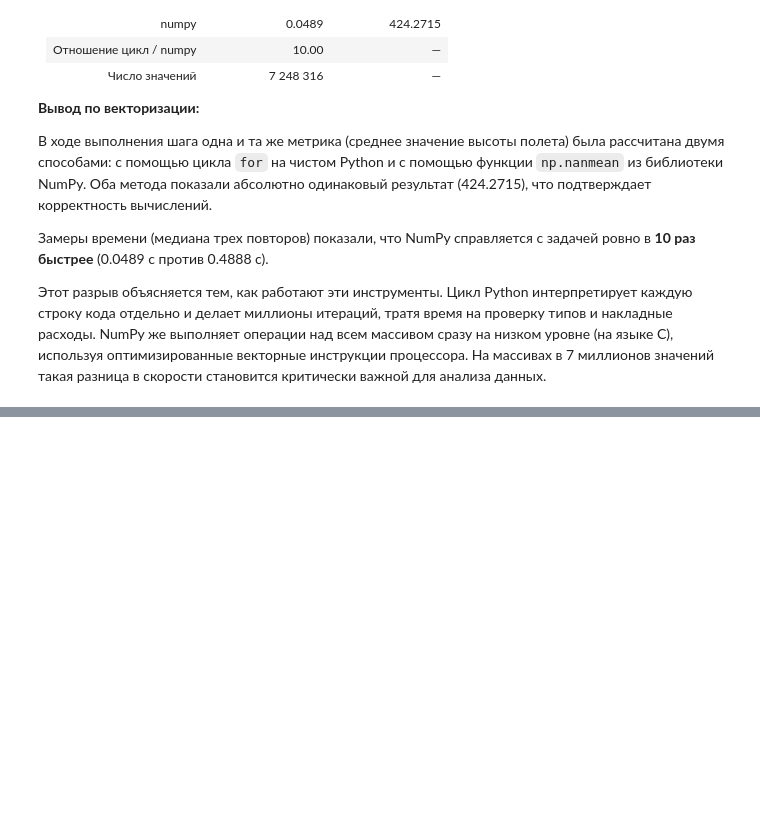
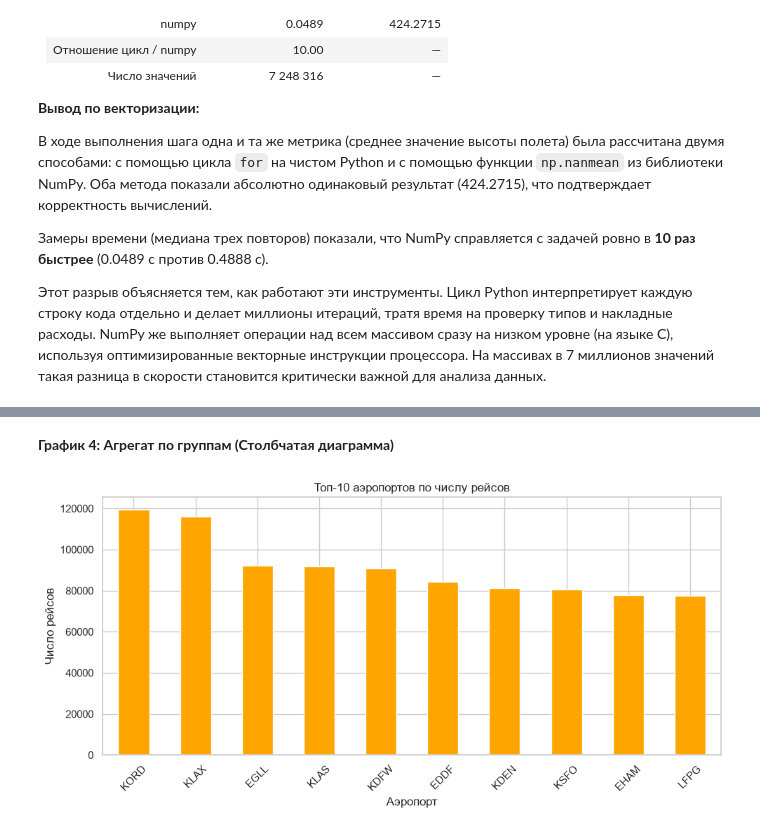
Before and after one commit to smitila9-maker/data-analysis-lab1, a Jupyter notebook: notebooks/06_eda.ipynb, the cells around one changed output, grey strips where cells are left out. Cells and saved outputs as stored; diff of their text form; code cells hidden in the pictures; blank space fills up the shorter version.

```diff
--- a/notebooks/06_eda.ipynb
+++ b/notebooks/06_eda.ipynb
@@ -340,0 +424,15 @@ print(f"Число значений: {len(values)}")
+# %% [markdown]
+**График 4: Агрегат по группам (Столбчатая диаграмма)**
+# %%
+fig, ax = plt.subplots()
+# Берем топ-10 самых частых аэропортов и строим барплот по числу рейсов
+group_stats.head(10).plot(kind='bar', x='origin', y='count', ax=ax, color='orange', legend=False)
+ax.set_title('Топ-10 аэропортов по числу рейсов')
+ax.set_xlabel('Аэропорт')
+ax.set_ylabel('Число рейсов')
+plt.xticks(rotation=45)
+plt.tight_layout()
+plt.savefig('../plots/04_barplot.png', dpi=150)
+plt.show()
+# %% [output]
+[figure, added]
```
Also changed, not shown: parts of 19 cells of this notebook, 3 other files.
